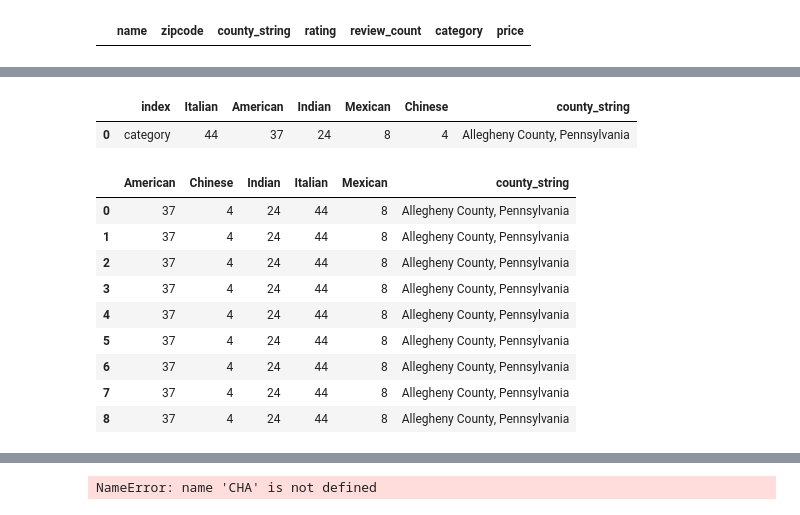
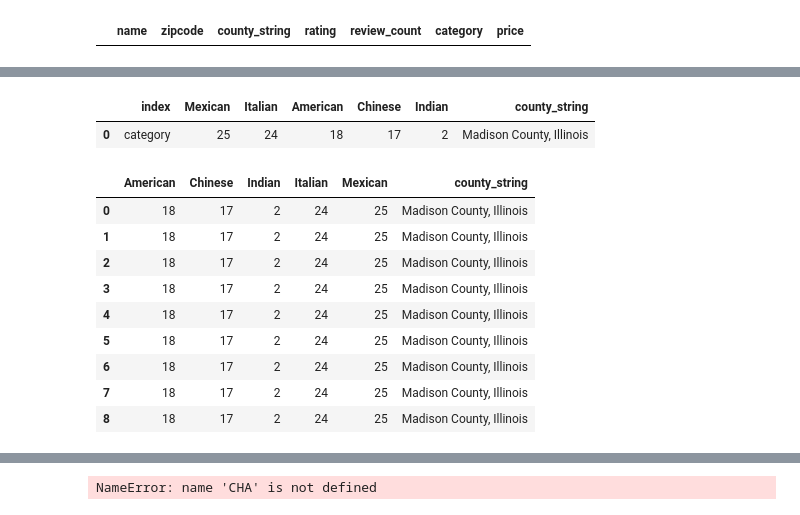
Before and after one commit to kfw322/Project-One, a Jupyter notebook: yumPY - KW - Sat1240PM.ipynb, the cells around one changed output, grey strips where cells are left out. Drawn from its saved outputs; the diff is of its cells as text; code cells hidden in the pictures.

```diff
--- a/yumPY - KW - Sat1240PM.ipynb
+++ b/yumPY - KW - Sat1240PM.ipynb
@@ -283,16 +283,16 @@ c_df
 10 rows × 43 columns
 # %%
-current_county="Allegheny County, Pennsylvania"
+current_county="Madison County, Illinois"
 WCO = res_df.groupby(res_df["county_string"]).get_group(current_county)
 WCObreakdown = pd.DataFrame(WCO["category"].value_counts()).T.reset_index()
 WCOrate = pd.DataFrame(WCO["rating"].value_counts()).T.reset_index()
 WCObreakdown["county_string"]=current_county
 WCO_price_avg = WCO.groupby(res_df["price"]).mean()
 WCO_price_count = WCO["price"].value_counts()
 WCObreakdown
 # %% [output]
-|  | index | Italian | American | Indian | Mexican | Chinese | county_string |
-| 0 | category | 44 | 37 | 24 | 8 | 4 | Allegheny County, Pennsylvania |
+|  | index | Mexican | Italian | American | Chinese | Indian | county_string |
+| 0 | category | 25 | 24 | 18 | 17 | 2 | Madison County, Illinois |
 # %%
 comp_df = pd.DataFrame(columns=["Italian","Mexican","Chinese","American", "Indian","county_string"])
 comp_df = comp_df.append(WCObreakdown)
@@ -311,15 +311,15 @@ del comp_df["level_0"]
 comp_df
 # %% [output]
 |  | American | Chinese | Indian | Italian | Mexican | county_string |
-| 0 | 37 | 4 | 24 | 44 | 8 | Allegheny County, Pennsylvania |
-| 1 | 37 | 4 | 24 | 44 | 8 | Allegheny County, Pennsylvania |
-| 2 | 37 | 4 | 24 | 44 | 8 | Allegheny County, Pennsylvania |
-| 3 | 37 | 4 | 24 | 44 | 8 | Allegheny County, Pennsylvania |
-| 4 | 37 | 4 | 24 | 44 | 8 | Allegheny County, Pennsylvania |
-| 5 | 37 | 4 | 24 | 44 | 8 | Allegheny County, Pennsylvania |
-| 6 | 37 | 4 | 24 | 44 | 8 | Allegheny County, Pennsylvania |
-| 7 | 37 | 4 | 24 | 44 | 8 | Allegheny County, Pennsylvania |
-| 8 | 37 | 4 | 24 | 44 | 8 | Allegheny County, Pennsylvania |
+| 0 | 18 | 17 | 2 | 24 | 25 | Madison County, Illinois |
+| 1 | 18 | 17 | 2 | 24 | 25 | Madison County, Illinois |
+| 2 | 18 | 17 | 2 | 24 | 25 | Madison County, Illinois |
+| 3 | 18 | 17 | 2 | 24 | 25 | Madison County, Illinois |
+| 4 | 18 | 17 | 2 | 24 | 25 | Madison County, Illinois |
+| 5 | 18 | 17 | 2 | 24 | 25 | Madison County, Illinois |
+| 6 | 18 | 17 | 2 | 24 | 25 | Madison County, Illinois |
+| 7 | 18 | 17 | 2 | 24 | 25 | Madison County, Illinois |
+| 8 | 18 | 17 | 2 | 24 | 25 | Madison County, Illinois |
 # %%
 fig, axes = plt.subplots(3,3,figsize= (16,9))
 for i, (idx, row) in enumerate(comp_df.set_index("county_string").iterrows()):
```
Also changed, not shown: parts of 6 cells of this notebook, 2 other files.
